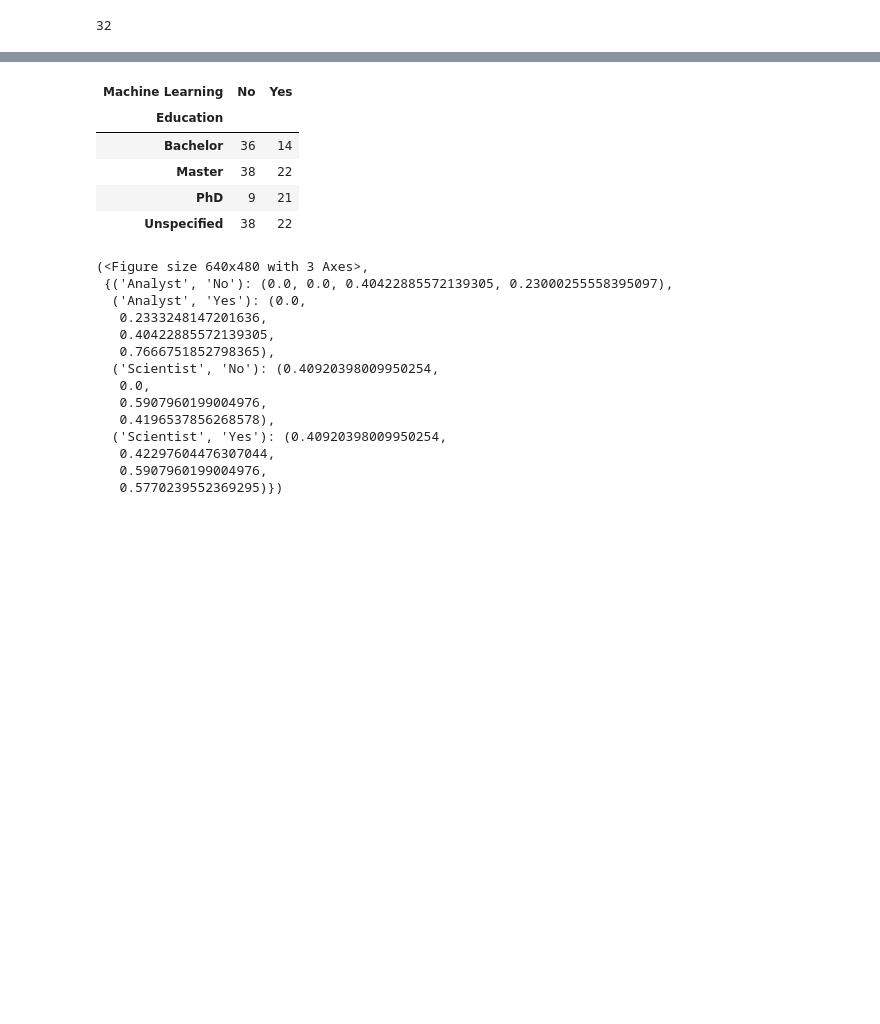
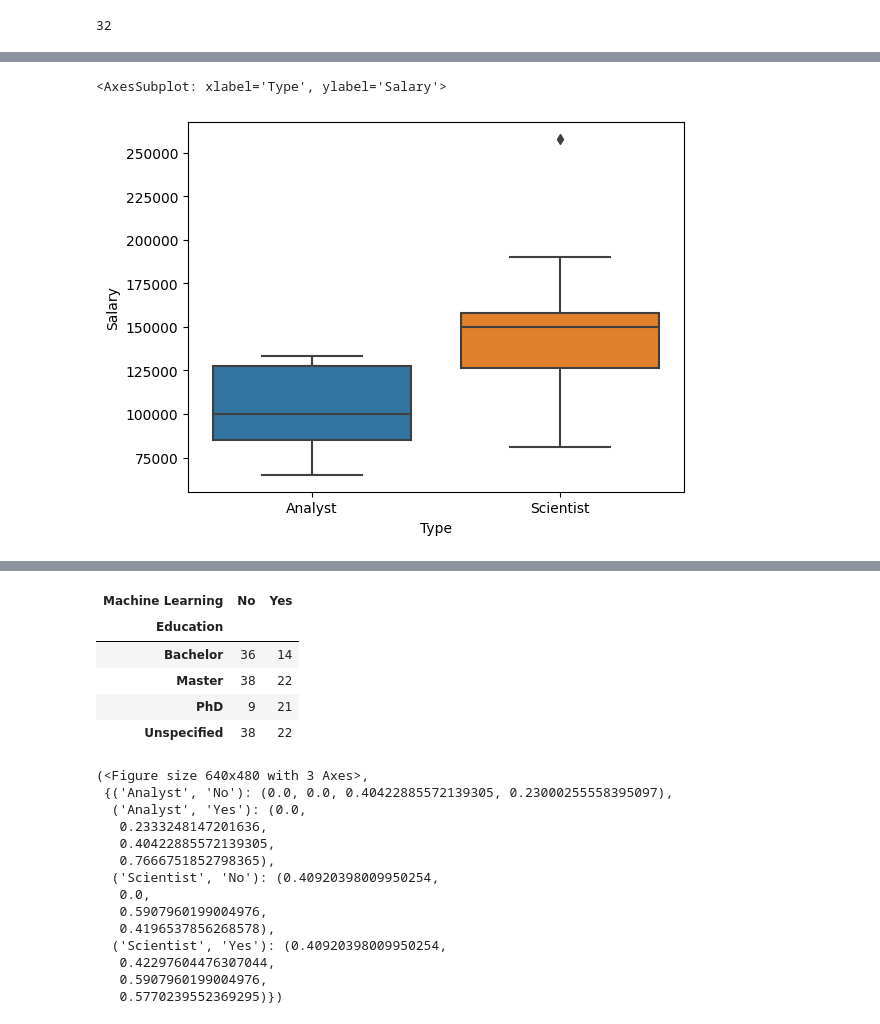
Before and after one commit to clwchanx/STA-141B, a Jupyter notebook: ggpairs.ipynb, the cells around one changed output, grey strips where cells are left out. Saved outputs shown, nothing was run; the diff lists cells and outputs as text; code cells hidden in the pictures; blank space fills up the shorter version.

```diff
--- a/ggpairs.ipynb
+++ b/ggpairs.ipynb
@@ -293,0 +295,5 @@ Text(0.5, 0.98, 'Better Seaborn Pairs')
+# %%
+sns.boxplot(data=df_na, x="Type",y="Salary") #for slides
+# %% [output]
+<AxesSubplot: xlabel='Type', ylabel='Salary'>
+[figure, added]
```
Also changed, not shown: parts of 3 cells of this notebook.
